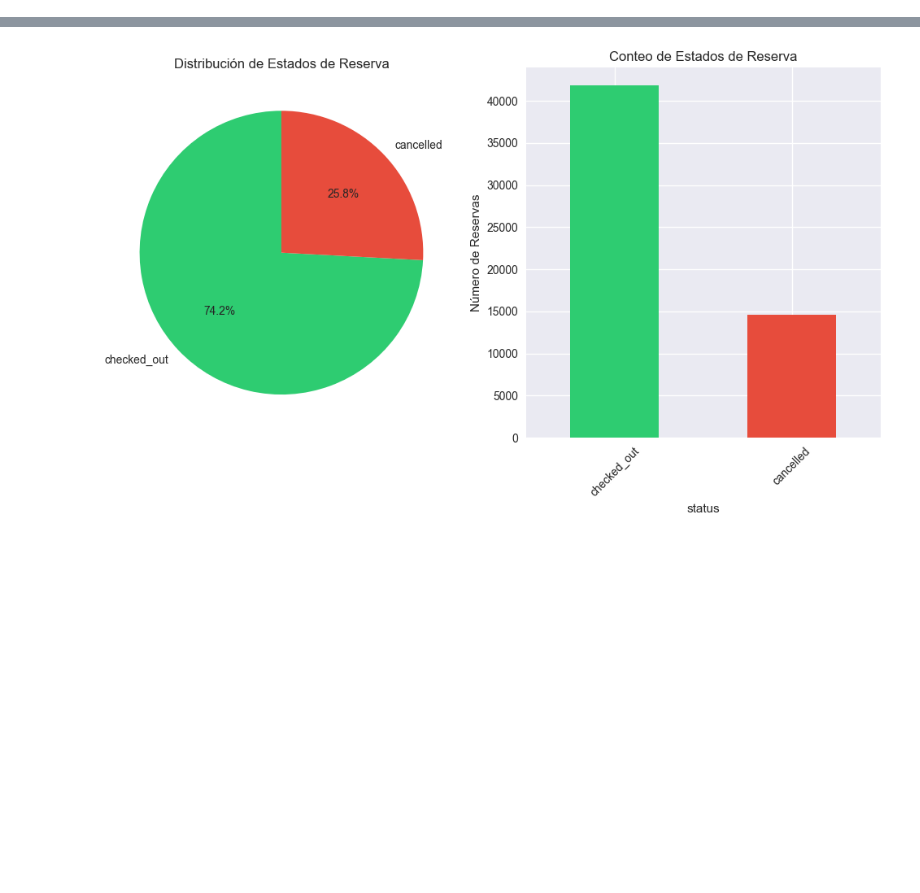
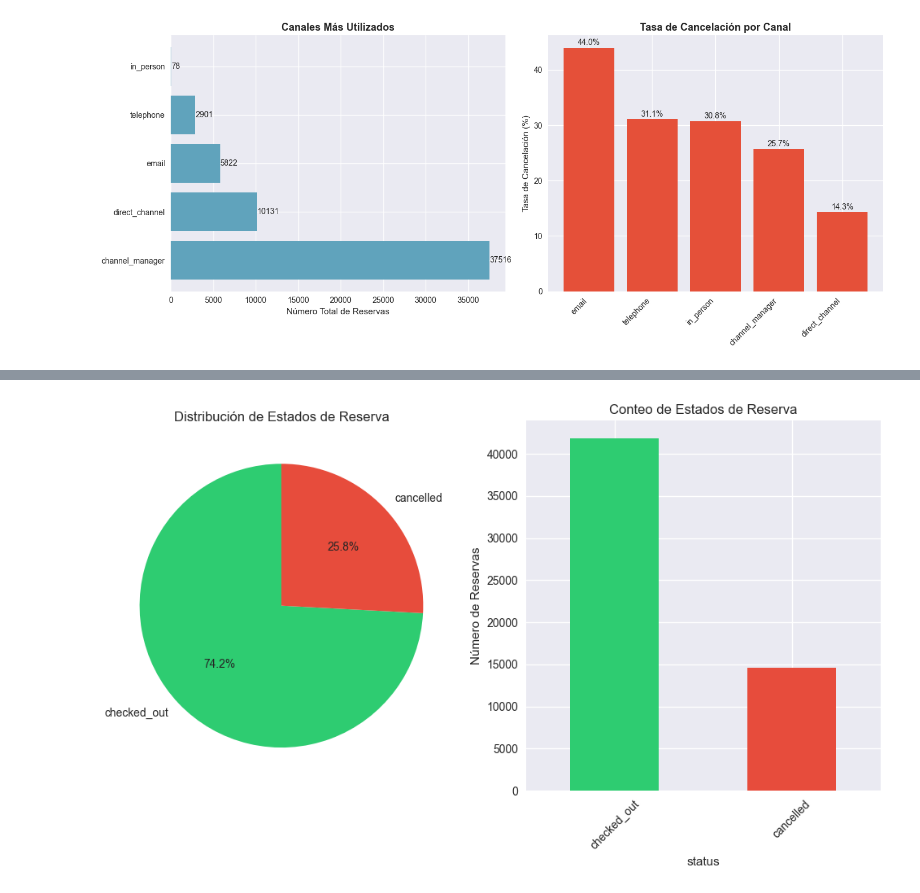
Before and after one commit to javierllorenteMon/RETO_06_VerdeOSCURO, a Jupyter notebook: Analisis_Exploratorio.ipynb, the cells around one changed output, grey strips where cells are left out. Cells and saved outputs as stored; diff of their text form; code cells hidden in the pictures; blank space fills up the shorter version.

```diff
--- a/Analisis_Exploratorio.ipynb
+++ b/Analisis_Exploratorio.ipynb
@@ -16,0 +108,43 @@ df['is_cancelled'] = df['status'] == 'cancelled'
+# %%
+# Configuración
+plt.style.use('seaborn-v0_8')
+sns.set_palette("husl")
+
+# Cargar datos
+path_datos = os.path.join('Datos','Originales')
+filename = os.path.join(path_datos,'cancellation_data.csv')
+df = pd.read_csv(filename)
+df['is_cancelled'] = df['status'] == 'cancelled'
+
+# GRÁFICO 3: Cancelación por Canal de Reserva
+fig, axes = plt.subplots(1, 2, figsize=(14, 6))
+
+if 'origin' in df.columns:
+    # 1. Top canales por volumen
+    top_channels = df['origin'].value_counts().head(8)
+    axes[0].barh(range(len(top_channels)), top_channels.values, color='#60a3bc')
+    axes[0].set_yticks(range(len(top_channels)))
+    axes[0].set_yticklabels(top_channels.index)
+    axes[0].set_xlabel('Número Total de Reservas', fontsize=11)
+    axes[0].set_title('Canales Más Utilizados', fontsize=13, fontweight='bold')
+
+    for i, v in enumerate(top_channels.values):
+        axes[0].text(v + 0.5, i, str(v), va='center', fontsize=10)
+
+    # 2. Tasa de cancelación por canal
+    cancel_by_channel = df.groupby('origin')['is_cancelled'].mean() * 100
+    cancel_by_channel = cancel_by_channel.sort_values(ascending=False).head(8)
+
+    bars = axes[1].bar(range(len(cancel_by_channel)), cancel_by_channel.values, color='#e55039')
+    axes[1].set_xticks(range(len(cancel_by_channel)))
+    axes[1].set_xticklabels(cancel_by_channel.index, rotation=45, ha='right', fontsize=10)
+    axes[1].set_ylabel('Tasa de Cancelación (%)', fontsize=11)
+    axes[1].set_title('Tasa de Cancelación por Canal', fontsize=13, fontweight='bold')
+
+    for i, v in enumerate(cancel_by_channel.values):
+        axes[1].text(i, v + 0.5, f'{v:.1f}%', ha='center', fontsize=10)
+
+plt.tight_layout()
+plt.show()
+# %% [output]
+[figure, added]
```
Also changed, not shown: parts of 9 cells of this notebook.
